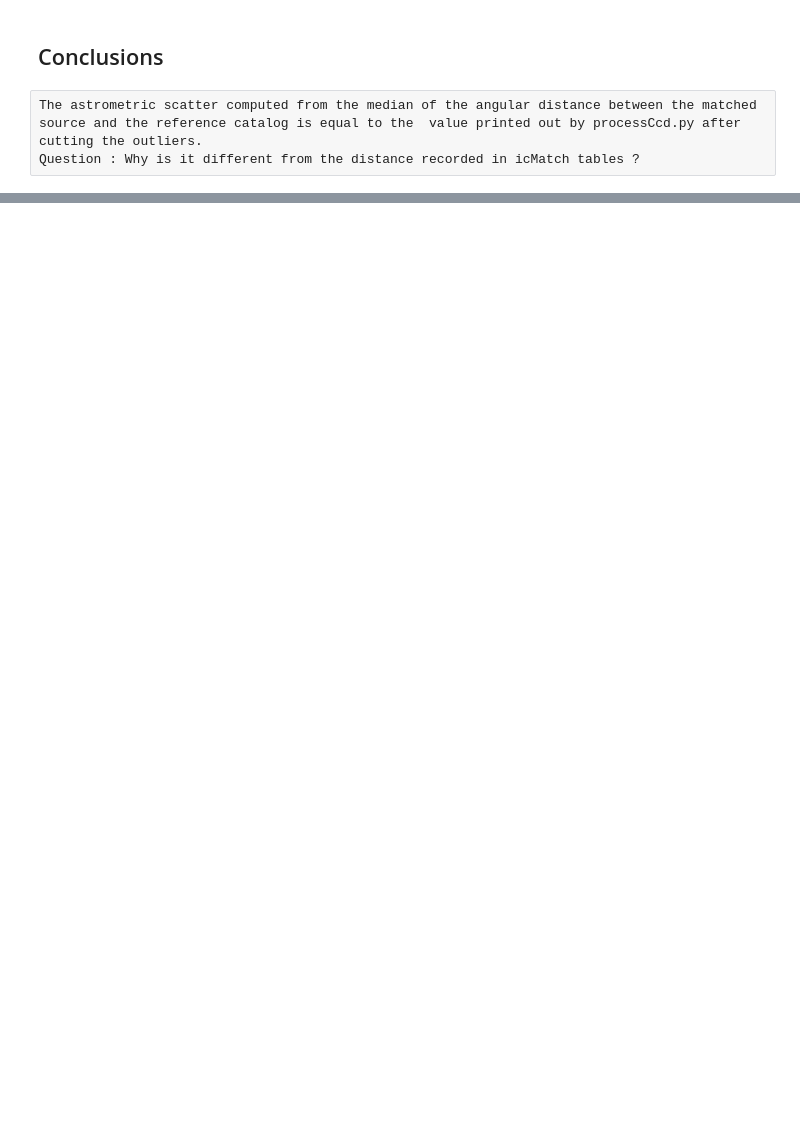
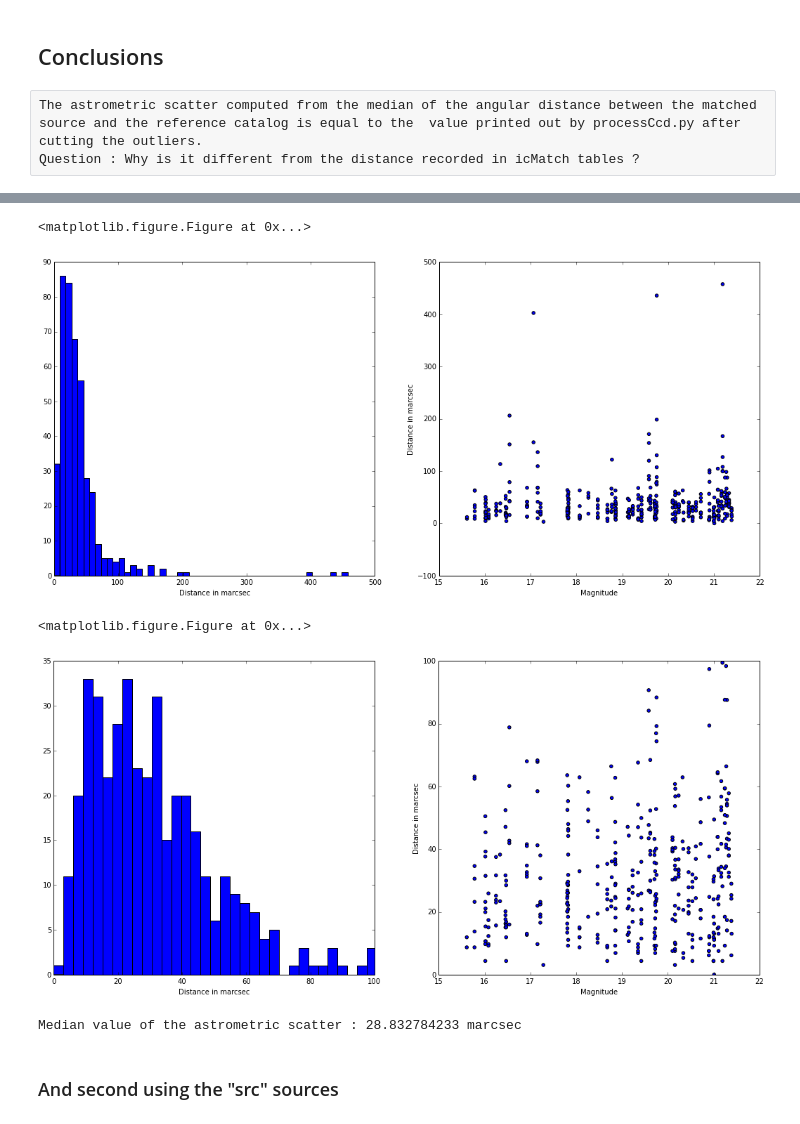
Before and after one commit to lsst-france/LSST_notebooks, a Jupyter notebook: Check_Astrometric_Matches.ipynb, the cells around one changed output, grey strips where cells are left out. Drawn from its saved outputs; the diff is of its cells as text; code cells hidden in the pictures; blank space fills up the shorter version.

```diff
--- a/Check_Astrometric_Matches.ipynb
+++ b/Check_Astrometric_Matches.ipynb
@@ -146,0 +255,36 @@ Question : Why is it different from the distance recorded in icMatch tables ?
+# %%
+%matplotlib inline
+import matplotlib
+import matplotlib.pylab as plt
+import numpy as np
+
+# Plot distance between sources in different exposures
+plt.clf()
+fig, (ax0, ax1) = plt.subplots(ncols=2, figsize=(18, 8))
+ax0.hist(dist,bins=50)
+ax1.scatter(mag, dist)
+ax0.set_xlabel("Distance in marcsec")
+ax1.set_xlabel("Magnitude")
+ax1.set_ylabel("Distance in marcsec")
+plt.show()
+
+plt.clf()
+fig, (ax0, ax1) = plt.subplots(ncols=2, figsize=(18, 8))
+ax0.hist(dist,bins=150)
+ax0.set_xlim([0.,100.])
+ax1.scatter(mag, dist)
+ax1.set_ylim([0.,100.])
+ax0.set_xlabel("Distance in marcsec")
+ax1.set_xlabel("Magnitude")
+ax1.set_ylabel("Distance in marcsec")
+plt.show()
+
+print "Median value of the astrometric scatter :", np.median(dist), "marcsec"
+# %% [output]
+<matplotlib.figure.Figure at 0x...>
+[figure, added]
+<matplotlib.figure.Figure at 0x...>
+[figure, added]
+Median value of the astrometric scatter : 28.832784233 marcsec
+# %% [markdown]
+### And second using the "src" sources
```
Also changed, not shown: parts of 8 cells of this notebook.
